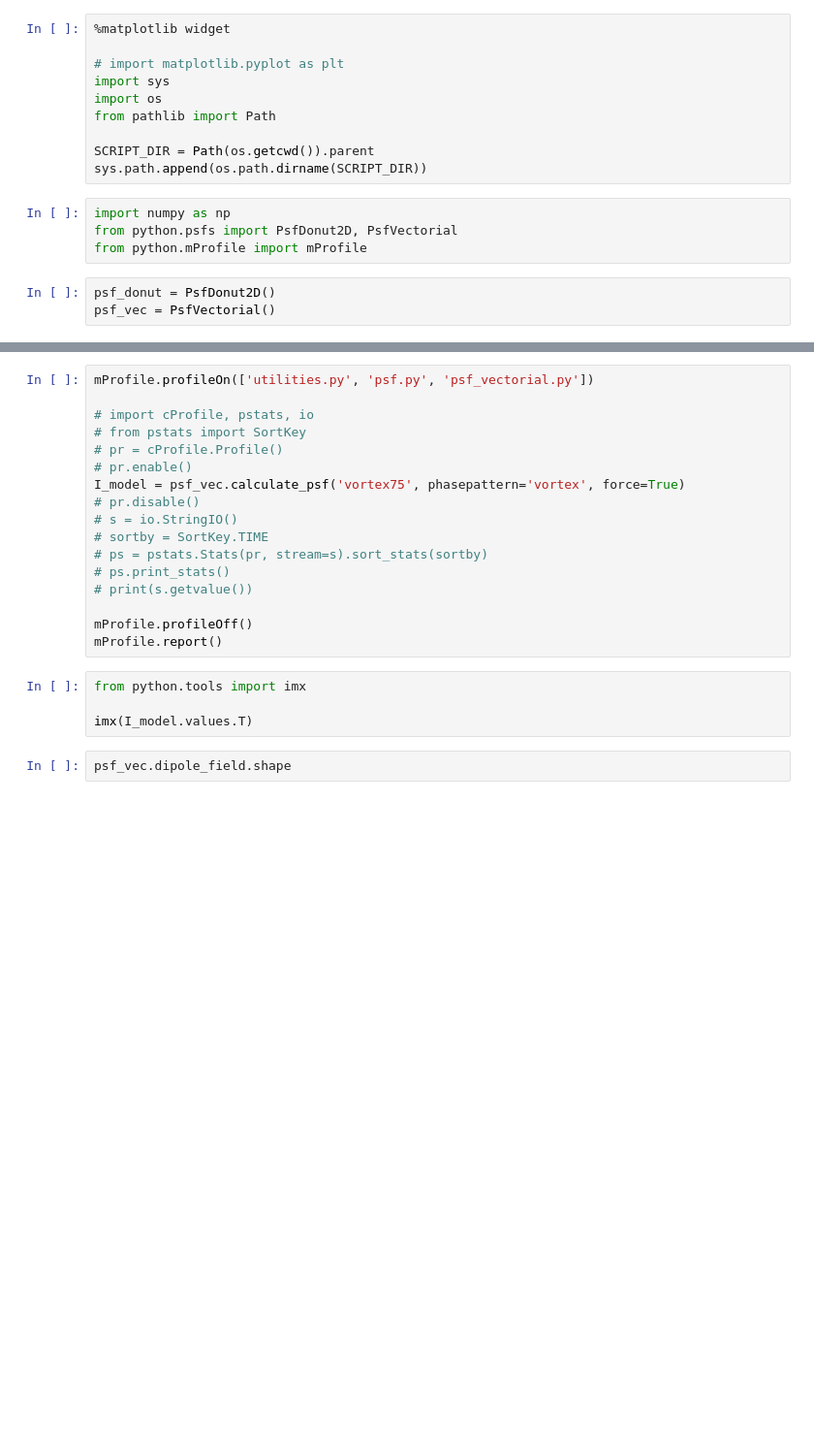
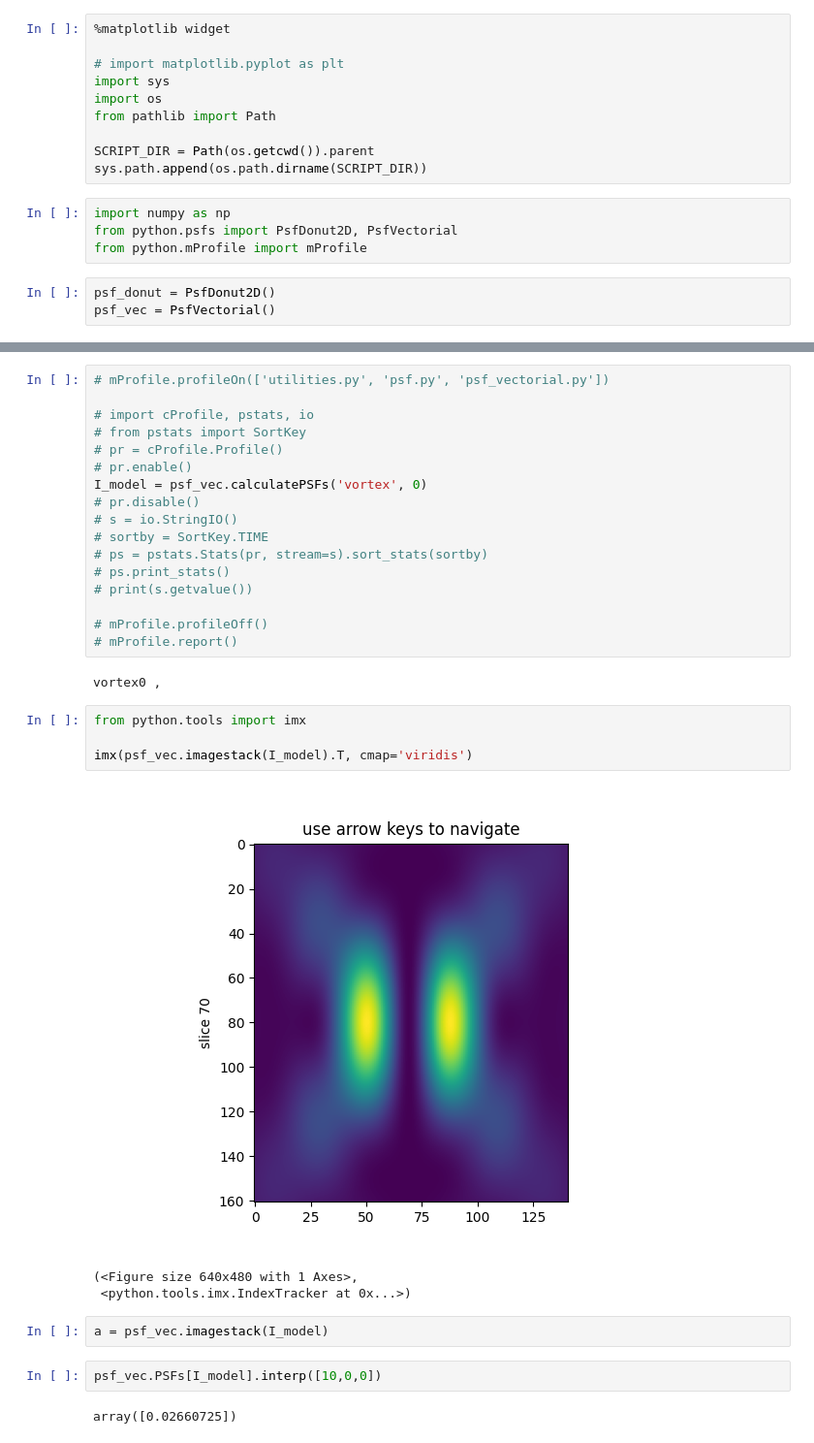
Before and after one commit to ries-lab/SimuFLUX, a Jupyter notebook: python/examples/test_psf_vec.ipynb, the cells around one changed output, grey strips where cells are left out. Shown: that part at 97% size. Cells and saved outputs as stored; diff of their text form; blank space fills up the shorter version.

Commit message:
Nominally working vectorial PSF

```diff
--- a/python/examples/test_psf_vec.ipynb
+++ b/python/examples/test_psf_vec.ipynb
@@ -29,11 +32,11 @@ I_donut
 # %%
-mProfile.profileOn(['utilities.py', 'psf.py', 'psf_vectorial.py'])
+# mProfile.profileOn(['utilities.py', 'psf.py', 'psf_vectorial.py'])
 
 # import cProfile, pstats, io
 # from pstats import SortKey
 # pr = cProfile.Profile()
 # pr.enable()
-I_model = psf_vec.calculate_psf('vortex75', phasepattern='vortex', force=True)
+I_model = psf_vec.calculatePSFs('vortex', 0)
 # pr.disable()
 # s = io.StringIO()
 # sortby = SortKey.TIME
@@ -41,11 +44,21 @@ I_model = psf_vec.calculate_psf('vortex75', phasepattern='vortex', force=True)
 # ps.print_stats()
 # print(s.getvalue())
 
-mProfile.profileOff()
-mProfile.report()
+# mProfile.profileOff()
+# mProfile.report()
+# %% [output]
+vortex0 ,
 # %%
 from python.tools import imx
 
-imx(I_model.values.T)
+imx(psf_vec.imagestack(I_model).T, cmap='viridis')
+# %% [output]
+[figure, added]
+(<Figure size 640x480 with 1 Axes>,
+ <python.tools.imx.IndexTracker at 0x...>)
-# %%
-psf_vec.dipole_field.shape
+# %%
+a = psf_vec.imagestack(I_model)
+# %%
+psf_vec.PSFs[I_model].interp([10,0,0])
+# %% [output]
+array([0.02660725])
```
Also changed, not shown: parts of 9 cells of this notebook, 37 other files.
